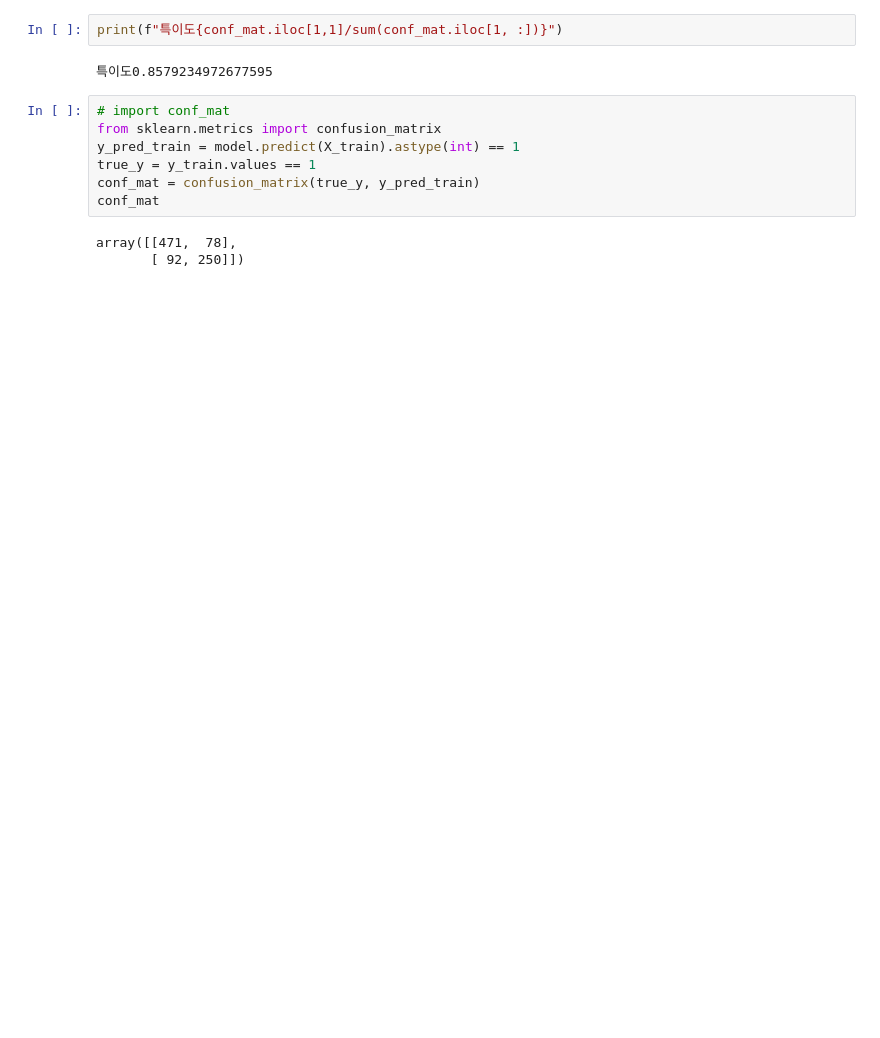
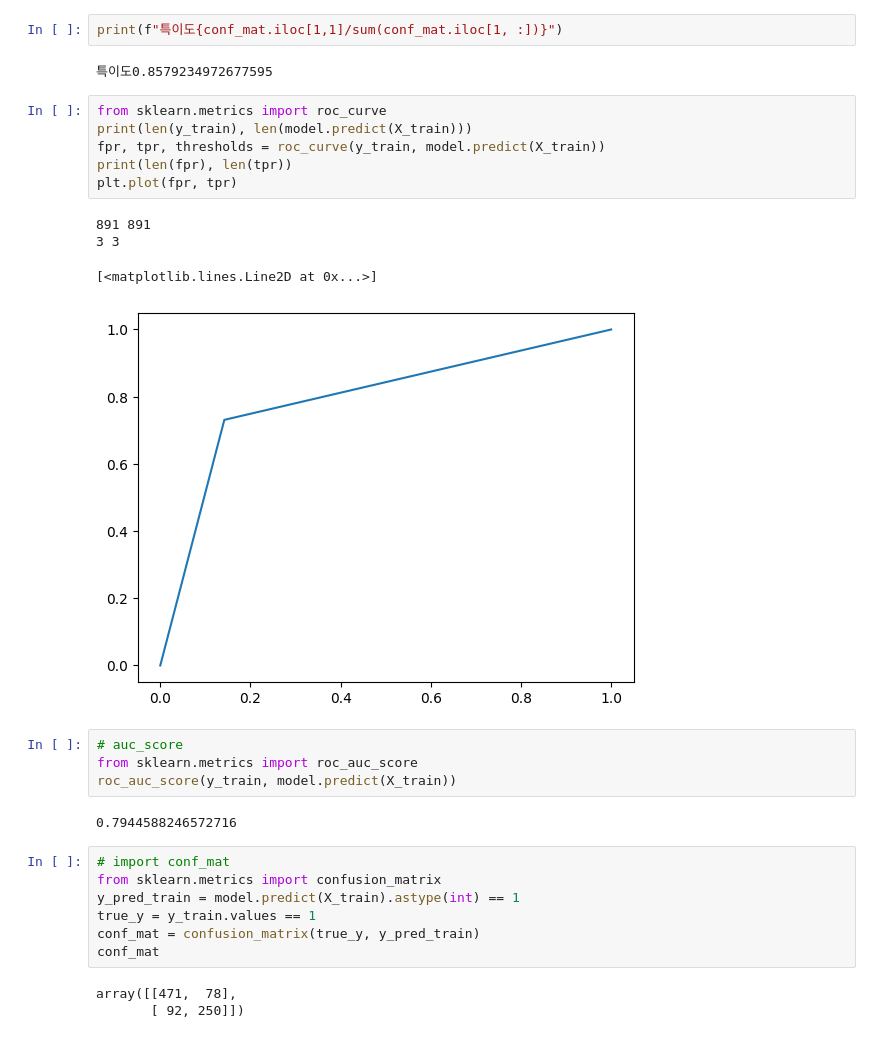
Before and after one commit to freshmea/kuIotBigdataClass, a Jupyter notebook: pytorch/kaggle_titanic2.ipynb, the cells around one changed output. Saved outputs shown, nothing was run; the diff lists cells and outputs as text; blank space fills up the shorter version.

```diff
--- a/pytorch/kaggle_titanic2.ipynb
+++ b/pytorch/kaggle_titanic2.ipynb
@@ -529,6 +529,23 @@ print(f"재현율, 민감도 {conf_mat.iloc[0,0]/sum(conf_mat.iloc[0, :])}")
 print(f"특이도{conf_mat.iloc[1,1]/sum(conf_mat.iloc[1, :])}")
 # %% [output]
 특이도0.8579234972677595
+# %%
+from sklearn.metrics import roc_curve
+print(len(y_train), len(model.predict(X_train)))
+fpr, tpr, thresholds = roc_curve(y_train, model.predict(X_train))
+print(len(fpr), len(tpr))
+plt.plot(fpr, tpr)
+# %% [output]
+891 891
+3 3
+[<matplotlib.lines.Line2D at 0x...>]
+[figure, added]
+# %%
+# auc_score
+from sklearn.metrics import roc_auc_score
+roc_auc_score(y_train, model.predict(X_train))
+# %% [output]
+0.7944588246572716
 # %%
 # import conf_mat
 from sklearn.metrics import confusion_matrix
```
Also changed, not shown: parts of 3 cells of this notebook.
